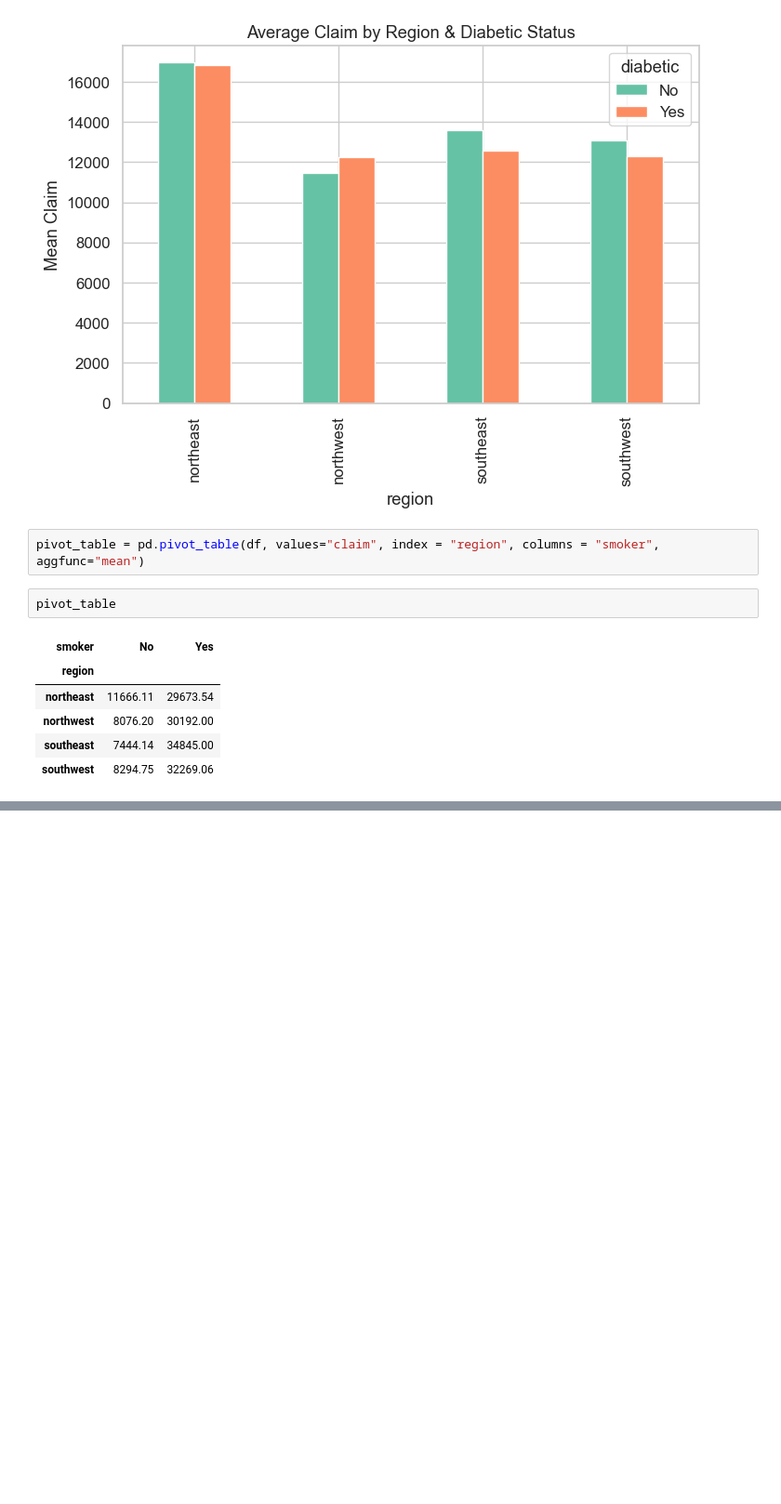
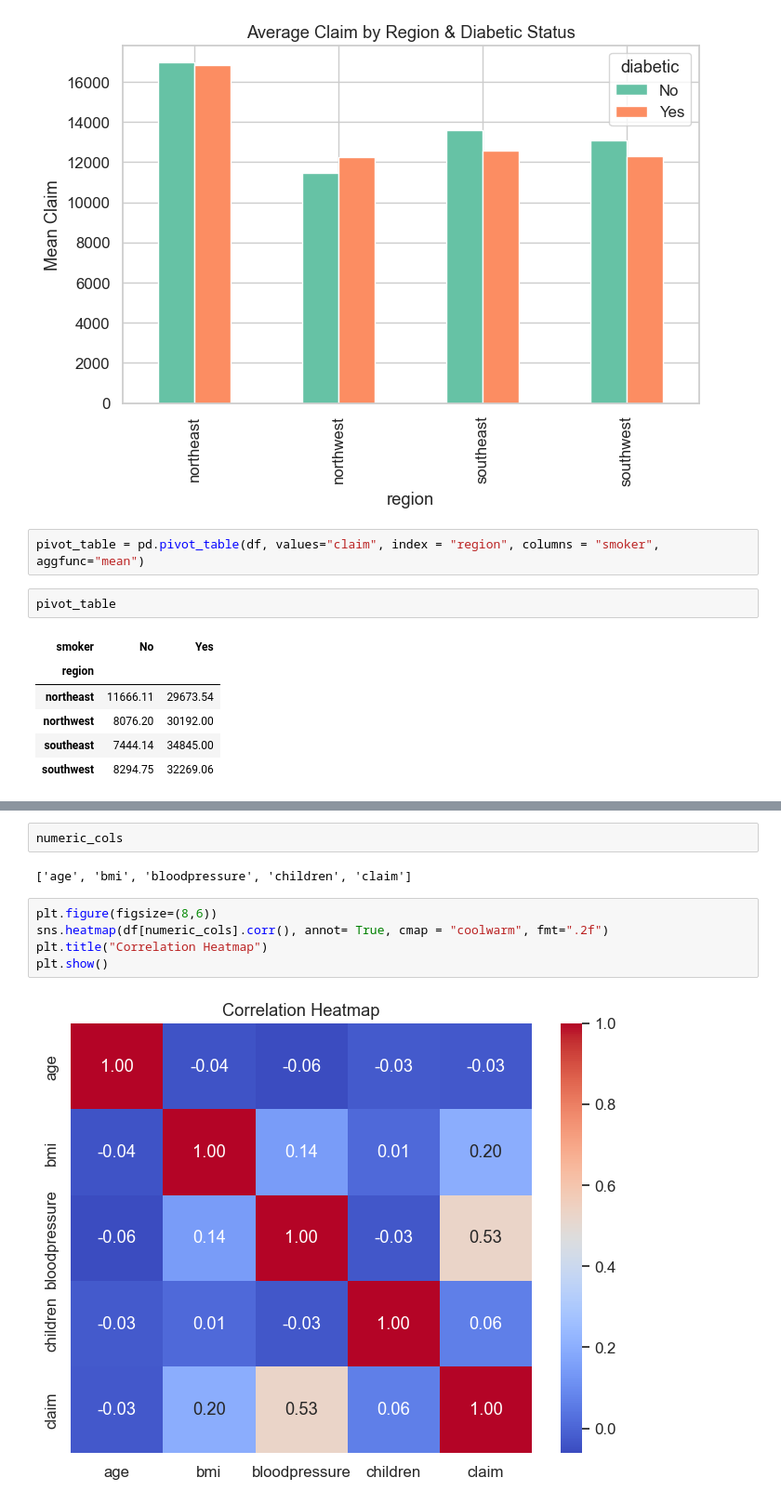
Before and after one commit to chirraaggggg/Medical-Insurance-Cost-Prediction-Using-ML, a Jupyter notebook: model_analysis.ipynb, the cells around one changed output, grey strips where cells are left out. Shown: that part at 93% size. Saved outputs shown, nothing was run; the diff lists cells and outputs as text; blank space fills up the shorter version.

```diff
--- a/model_analysis.ipynb
+++ b/model_analysis.ipynb
@@ -259,0 +276,11 @@ pivot_table
+# %%
+numeric_cols
+# %% [output]
+['age', 'bmi', 'bloodpressure', 'children', 'claim']
+# %%
+plt.figure(figsize=(8,6))
+sns.heatmap(df[numeric_cols].corr(), annot= True, cmap = "coolwarm", fmt=".2f")
+plt.title("Correlation Heatmap")
+plt.show()
+# %% [output]
+[figure, added]
```
Also changed, not shown: parts of 16 cells of this notebook.
